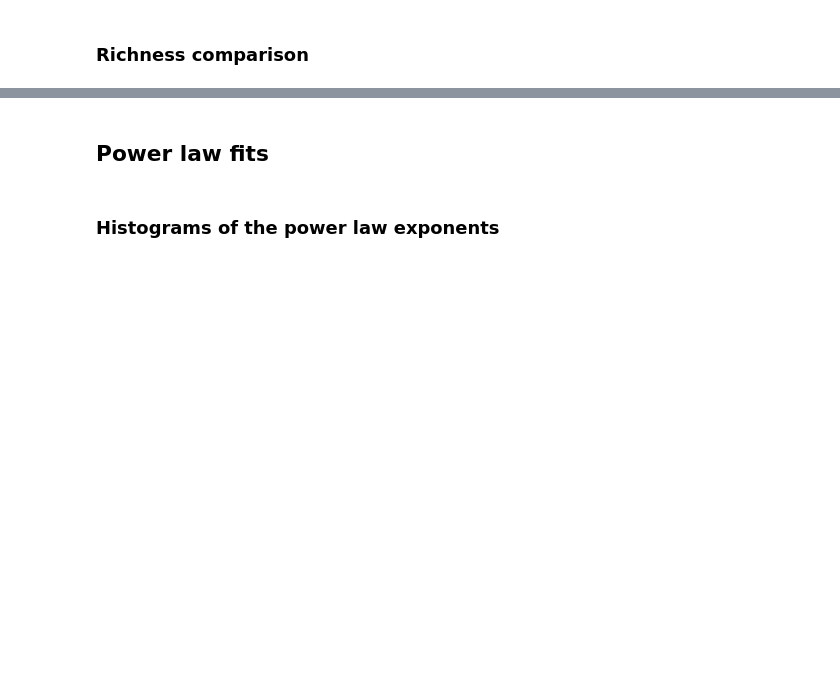
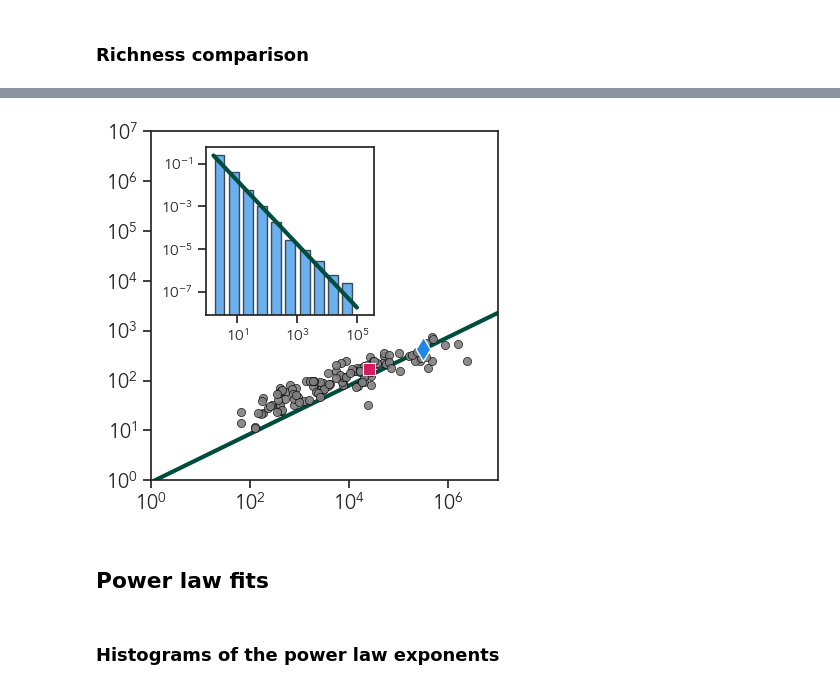
Before and after one commit to epigani/downscaling_richness, a Jupyter notebook: code/downscaling_richness.ipynb, the cells around one changed output, grey strips where cells are left out. Saved outputs shown, nothing was run; the diff lists cells and outputs as text; code cells hidden in the pictures; blank space fills up the shorter version.

```diff
--- a/code/downscaling_richness.ipynb
+++ b/code/downscaling_richness.ipynb
@@ -489,0 +590,79 @@ NameError: name 'richnesses_observed' is not defined
+# %%
+fig, ax = plt.subplots(figsize=(4,4), constrained_layout=True)
+
+ax.set_xscale('log')
+ax.set_yscale('log')
+ax.set_yticks(np.logspace(0, 8, 9))
+# move the ticks to the right
+#ax.yaxis.tick_right()
+#ax.yaxis.set_label_position("right")
+ax.set_xlim(1*1e0, 1e7)
+ax.set_ylim(1*1e0, 1e7)
+
+palettename = 'coolwarm'
+palette = sns.color_palette(palettename, 32)
+# scatter plot of all but 173_SRF
+colors = [palette[1+int(SRF.set_index('station', inplace=False).loc[station, 'temp_woa'])] for station in Stations if ((station in SRF['station'].values) and (station!=173) and (station!=43))]
+sns.scatterplot(y='Richness_SRF', x='TotAbundance_SRF', color='grey', data=SRF.loc[((SRF['station']!=173) & (SRF['station']!=43))], s=35, zorder=50, ax=ax, lw=1, edgecolor='black',alpha=.9)
+# scatter plot of 173_SRF
+sns.scatterplot(y='Richness_SRF', x='TotAbundance_SRF', color='#1E88E5', data=SRF.loc[SRF['station']==173], s=150, zorder=100, ax=ax, lw=40, edgecolor='w', marker='d')
+# scatter plot of 43_SRF
+sns.scatterplot(y='Richness_SRF', x='TotAbundance_SRF', color='#D81B60', data=SRF.loc[SRF['station']==43], s=75, zorder=100, ax=ax, lw=40, edgecolor='w', marker='s')
+
+print('Richness of 173_SRF: {}'.format(SRF.loc[SRF['station']==173,'Richness_SRF'].values[0]))
+print('Total abundance of 173_SRF: {}'.format(SRF.loc[SRF['station']==173,'TotAbundance_SRF'].values[0]))
+Sref = SRF.loc[SRF['station']==173,'Richness_SRF'].values[0]
+Nref = SRF.loc[SRF['station']==173,'TotAbundance_SRF'].values[0]
+lambdaref = SRF.loc[SRF['station']==173,'lambda_SRF'].values[0]
+Np = np.logspace(0., 7, 100)
+Sp = Sref * (Np/Nref)**(lambdaref-1)
+sns.lineplot(x=Np, y=Sp, color='#004D40', lw=3, ls='-', alpha=1, zorder=1, ax=ax)
+
+# print R^2 for log-log regression of Richness vs Total Abundance
+X = np.log10(SRF['TotAbundance_SRF'].values)
+Y = np.log10(SRF['Richness_SRF'].values)
+slope, intercept, r_value, p_value, std_err = linregress(X, Y)
+print('R^2: {}'.format(r_value**2), 'p-value: {}'.format(p_value), 'slope: {}'.format(slope), 'intercept: {}'.format(intercept))
+
+x = np.logspace(0.5, 7, 8)
+y = x**(0.5)
+#sns.scatterplot(x=x, y=y, ls='-', alpha=1, zorder=1, ax=ax,  color='k', s=50)
+#sns.lineplot(x=x, y=x, color='k', lw=2, ls='--')
+#sns.lineplot(x=x, y=np.ones(len(x)), color='grey', lw=3, ls='--')
+#cax = fig.add_axes([0.6, 0.2, 0.25, 0.025])
+#cax.tick_params(labelsize=10, size=10)
+#sm = plt.cm.ScalarMappable(cmap=palettename, norm=plt.Normalize(vmin=-1, vmax=31))
+#sm._A = []
+#cbar = fig.colorbar(sm, cax=cax, ticks=[0., 10., 20., 30.], orientation='horizontal')#, fraction=0.026, pad=-0.2)
+#cbar.ax.set_xticklabels(['0°', '10°', '20°', '30°'],  font='Avenir', fontsize=11)
+#cbar.ax.set_title('temperature (°C)', font='Avenir', fontsize=11)
+
+ax.set_xlabel('')
+ax.set_ylabel('')
+#ax.set_xlabel('Total Abundance')
+#ax.set_ylabel('Richness')
+
+# SAD of 173_SRF
+cax1 = fig.add_axes([0.26, 0.51, 0.42, 0.42])
+data = Abundances[reference_station_name].values
+bins, counts, prob, pdf = log_hist(data[data>0], nbins=12)
+widths = np.diff(bins)
+x = np.sqrt(bins[:-1] * bins[1:])
+cax1.bar(x, pdf, width=widths, align='edge', color='#1E88E5', linewidth=1, edgecolor='black', alpha=0.66)
+cax1.set_xscale('log')
+cax1.set_yscale('log')
+cax1.set_xticks([1e1, 1e3, 1e5])
+cax1.set_xticklabels(cax1.get_xticklabels(), fontsize=11)
+cax1.set_yticks([1e-7, 1e-5, 1e-3, 1e-1])
+cax1.set_yticklabels(cax1.get_yticklabels(), fontsize=11)
+
+# powerlaw distribution with lambda of 173_SRF
+x = np.logspace(0.2, 5, 100)
+alpha_pl = SRF.loc[SRF['station']==173,'lambda_SRF'].values[0] - 1
+y = alpha_pl * x**(-1-alpha_pl)
+sns.lineplot(x=x, y=y, ax=cax1, color='#004D40', lw=3., ls='-', alpha=1, zorder=1)
+
+
+for fig_format in fig_formats:
+    fig.savefig(fig_dir + 'fig2b_richness_abundance' + fig_format, dpi=300)
+# %% [output]
@@ -490,3 +672,4 @@ NameError: name 'richnesses_observed' is not defined
+[figure, added]
 # %% [markdown]
 ## Power law fits
 # %% [markdown]
```
Also changed, not shown: parts of 53 cells of this notebook, 40 other files.
